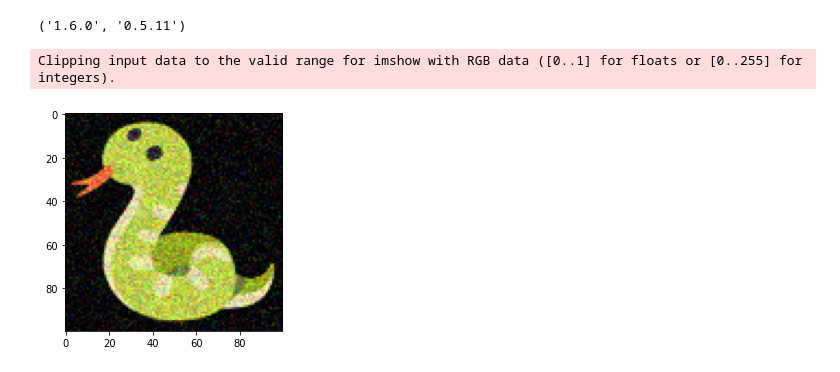
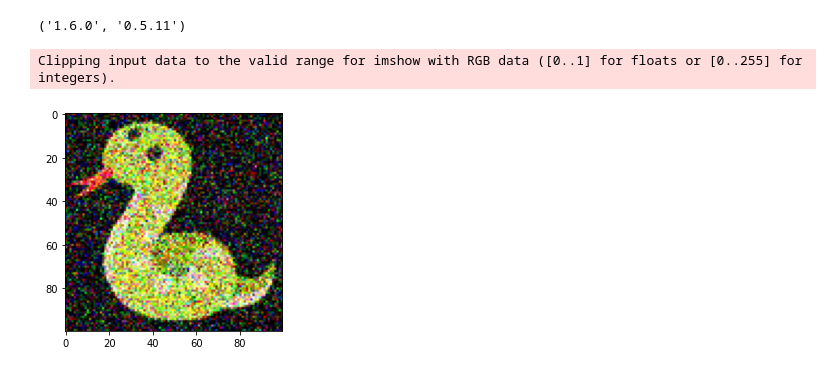
Before and after one commit to ichko/ml-playground, a Jupyter notebook: nca/emergent-nca-in-noisy-cannel-message-passing.ipynb, the cells around one changed output. Cells and saved outputs as stored; diff of their text form; code cells hidden in the pictures.

```diff
--- a/nca/emergent-nca-in-noisy-cannel-message-passing.ipynb
+++ b/nca/emergent-nca-in-noisy-cannel-message-passing.ipynb
@@ -29,20 +31,25 @@ torch.__version__, kornia.__version__
 # %%
-noise = nn.Sequential(
-    kornia.augmentation.RandomAffine(
-        degrees=0,
-        translate=[0.1, 0.1],
-        scale=[0.8, 1.1],
-#         shear=[-10, 10],
-    ),
-#     kornia.augmentation.RandomPerspective(0.6, p=1.0),
-    kornia.augmentation.RandomGaussianNoise(mean=0.0, std=0.1, p=1),
-)
+def get_noise(p=0.5):
+    return nn.Sequential(
+        kornia.augmentation.RandomAffine(
+            degrees=[-20, 20],
+            translate=[0.2, 0.2],
+            scale=[1, 1],
+            shear=[-5, 5],
+            p=p,
+        ),
+        #     kornia.augmentation.RandomPerspective(0.6, p=1.0),
+            kornia.augmentation.RandomGaussianNoise(mean=0, std=0.3, p=p),
+    )
 
+noise = get_noise()
 img_np, img_pil = src.load_emoji('🐍')
 img_ez_tensor = torch.tensor(img_np).ez.usq().chw.raw
 x = torch.cat([img_ez_tensor, torch.rand(1, 10, 100, 100)], dim=1)
-noise(x)[:,:].ez.hwc.raw[0,:,:,:3].ez.imshow()
+x = noise(x)[:, :].ez.hwc.raw[0, :, :, :3]
+# x = x + torch.randn_like(x) / 2
+x.ez.imshow()
 # %% [output]
 Clipping input data to the valid range for imshow with RGB data ([0..1] for floats or [0..255] for integers).
-[figure, old version]
+[figure, new version]
 # %%
```
Also changed, not shown: parts of 8 cells of this notebook.
